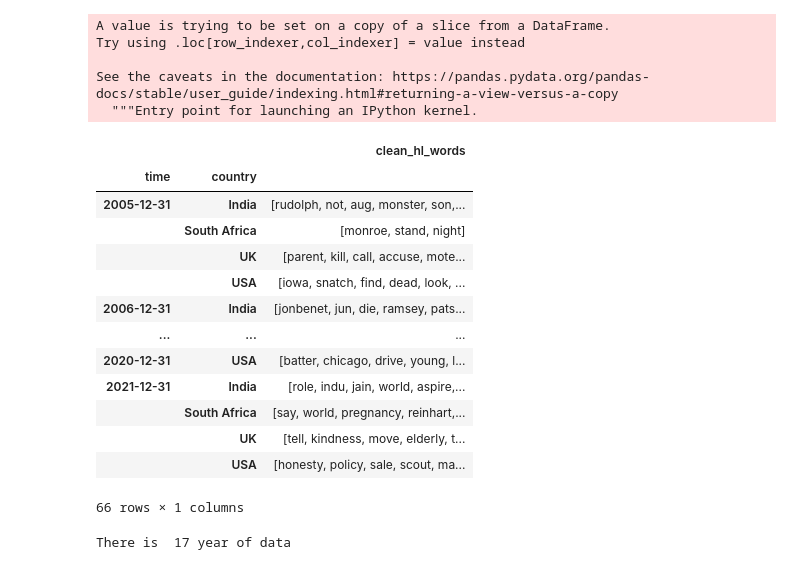
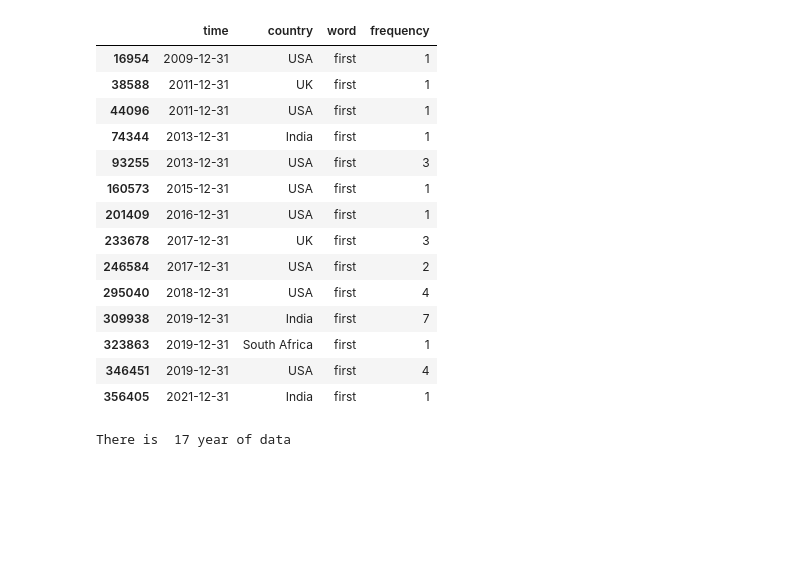
Before and after one commit to lnicoletti/womeninnews, a Jupyter notebook: notebooks/6-TemporalAnalysis.ipynb, the cells around one changed output. Saved outputs shown, nothing was run; the diff lists cells and outputs as text; code cells hidden in the pictures; blank space fills up the shorter version.

```diff
--- a/notebooks/6-TemporalAnalysis.ipynb
+++ b/notebooks/6-TemporalAnalysis.ipynb
@@ -58,8 +97,0 @@ Wall time: 3min 15s
-# %%
-df['year']= df['time'].dt.year
-# %% [output]
-A value is trying to be set on a copy of a slice from a DataFrame.
-Try using .loc[row_indexer,col_indexer] = value instead
-
-See the caveats in the documentation: https://pandas.pydata.org/pandas-docs/stable/user_guide/indexing.html#returning-a-view-versus-a-copy
-  """Entry point for launching an IPython kernel.
@@ -70,17 +97,0 @@ df.set_index('time').groupby([pd.Grouper(freq = 'Y'), 'country']).sum()
-# %%
-freq
-# %% [output]
-|  |  | clean_hl_words |
-| time | country |  |
-| 2005-12-31 | India | [rudolph, not, aug, monster, son,... |
-|  | South Africa | [monroe, stand, night] |
-|  | UK | [parent, kill, call, accuse, mote... |
-|  | USA | [iowa, snatch, find, dead, look, ... |
-| 2006-12-31 | India | [jonbenet, jun, die, ramsey, pats... |
-| ... | ... | ... |
-| 2020-12-31 | USA | [batter, chicago, drive, young, l... |
-| 2021-12-31 | India | [role, indu, jain, world, aspire,... |
-|  | South Africa | [say, world, pregnancy, reinhart,... |
-|  | UK | [tell, kindness, move, elderly, t... |
-|  | USA | [honesty, policy, sale, scout, ma... |
-66 rows × 1 columns
@@ -87,3 +100,28 @@ freq
+# %%
+df = freq.explode('clean_hl_words').groupby(['time', 'country', 'clean_hl_words']).count().reset_index()
+# %%
+df.columns = ['time', 'country', 'word', 'frequency']
+df = df[~(df.word.isin(['', ' ', '.']))&~(df.word.isin(useless))]
+# %%
+df = df[df.frequency>10]
+# %%
+df[df.word == 'first']
+# %% [output]
+|  | time | country | word | frequency |
+| 16954 | 2009-12-31 | USA | first | 1 |
+| 38588 | 2011-12-31 | UK | first | 1 |
+| 44096 | 2011-12-31 | USA | first | 1 |
+| 74344 | 2013-12-31 | India | first | 1 |
+| 93255 | 2013-12-31 | USA | first | 3 |
+| 160573 | 2015-12-31 | USA | first | 1 |
+| 201409 | 2016-12-31 | USA | first | 1 |
+| 233678 | 2017-12-31 | UK | first | 3 |
+| 246584 | 2017-12-31 | USA | first | 2 |
+| 295040 | 2018-12-31 | USA | first | 4 |
+| 309938 | 2019-12-31 | India | first | 7 |
+| 323863 | 2019-12-31 | South Africa | first | 1 |
+| 346451 | 2019-12-31 | USA | first | 4 |
+| 356405 | 2021-12-31 | India | first | 1 |
 # %%
 print("There is " ,len(freq.reset_index()['time'].unique()), "year of data")
 # %% [output]
```
Also changed, not shown: parts of 21 cells of this notebook, 6 other files.
